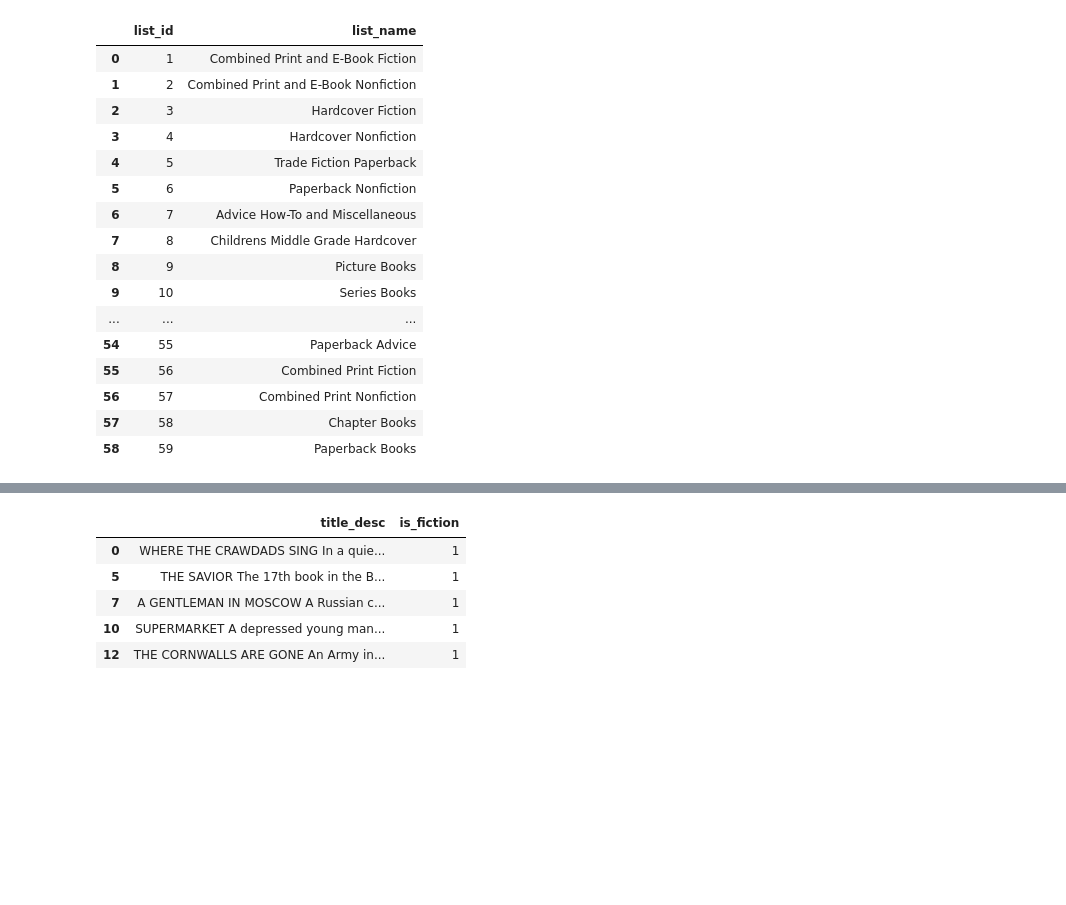
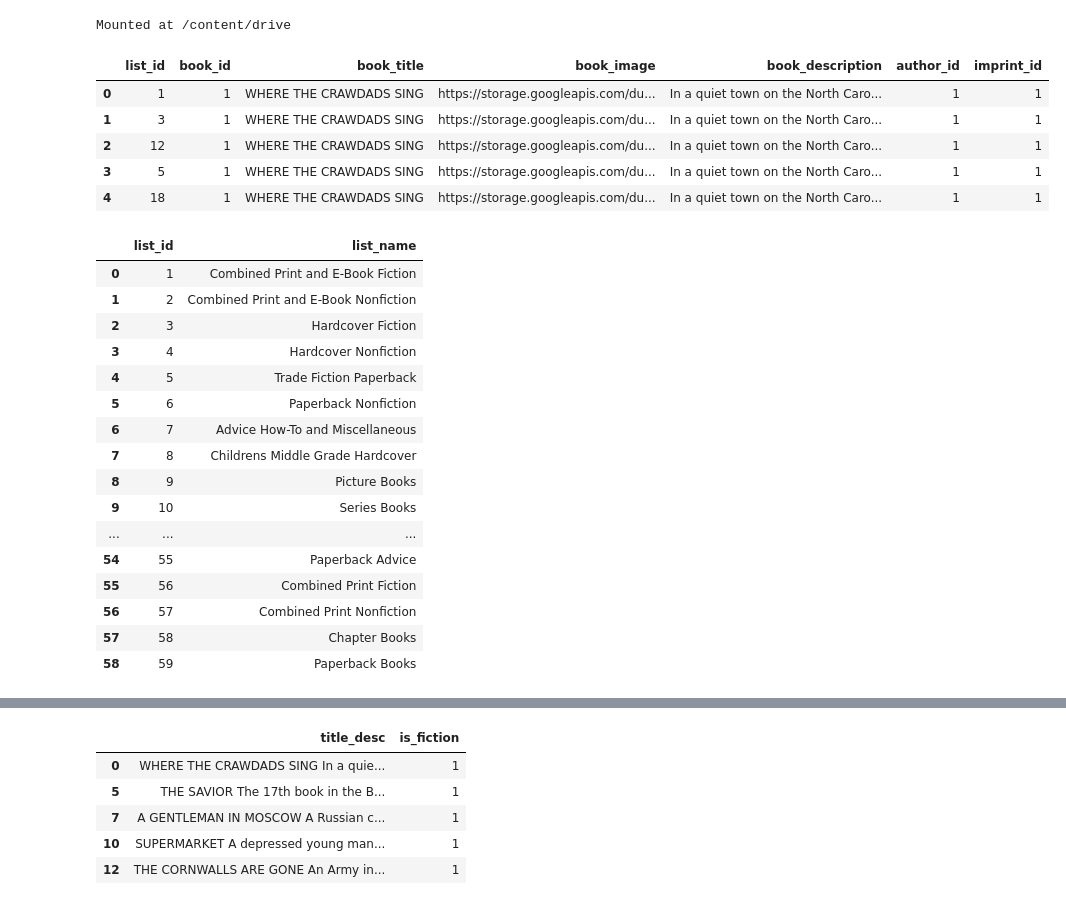
Before and after one commit to StephWolter/PeterbestSellers, a Jupyter notebook: Predicting_NYT_Lists.ipynb, the cells around one changed output, grey strips where cells are left out. Drawn from its saved outputs; the diff is of its cells as text; code cells hidden in the pictures; blank space fills up the shorter version.

```diff
--- a/Predicting_NYT_Lists.ipynb
+++ b/Predicting_NYT_Lists.ipynb
@@ -20,21 +13,6 @@ bl_full = books_lists.merge(books_df, on='book_id')
-# %%
-lists_df = pd.read_csv('lists.csv')
-lists_df
-# %% [output]
-|  | list_id | list_name |
-| 0 | 1 | Combined Print and E-Book Fiction |
-| 1 | 2 | Combined Print and E-Book Nonfiction |
-| 2 | 3 | Hardcover Fiction |
-| 3 | 4 | Hardcover Nonfiction |
-| 4 | 5 | Trade Fiction Paperback |
-| 5 | 6 | Paperback Nonfiction |
-| 6 | 7 | Advice How-To and Miscellaneous |
-| 7 | 8 | Childrens Middle Grade Hardcover |
-| 8 | 9 | Picture Books |
-| 9 | 10 | Series Books |
-| ... | ... | ... |
-| 54 | 55 | Paperback Advice |
-| 55 | 56 | Combined Print Fiction |
-| 56 | 57 | Combined Print Nonfiction |
-| 57 | 58 | Chapter Books |
-| 58 | 59 | Paperback Books |
+# %%
+# Mount Google Drive
+from google.colab import drive
+drive.mount('/content/drive')
+# %% [output]
+Mounted at /content/drive
@@ -41 +22,40 @@ lists_df
+# %%
+# Load data into pandas DataFrames
+path = '/content/drive/MyDrive/GW/Project4_Model/nyt_data/' # EDIT ACCORDING TO YOUR PARTICULAR FILE STRUCTURE
+results_df = pd.read_csv(path + 'results.csv')
+lists_df = pd.read_csv(path + 'lists.csv')
+books_df = pd.read_csv(path + 'books.csv', on_bad_lines='skip')
+
+# Create a DataFrame containing both book and list (i.e., genre) information
+books_lists = results_df[['list_id', 'book_id']].drop_duplicates()
+bl_full = books_lists.merge(books_df, on='book_id')
+bl_full.head()
+# %% [output]
+|  | list_id | book_id | book_title | book_image | book_description | author_id | imprint_id |
+| 0 | 1 | 1 | WHERE THE CRAWDADS SING | https://storage.googleapis.com/du... | In a quiet town on the North Caro... | 1 | 1 |
+| 1 | 3 | 1 | WHERE THE CRAWDADS SING | https://storage.googleapis.com/du... | In a quiet town on the North Caro... | 1 | 1 |
+| 2 | 12 | 1 | WHERE THE CRAWDADS SING | https://storage.googleapis.com/du... | In a quiet town on the North Caro... | 1 | 1 |
+| 3 | 5 | 1 | WHERE THE CRAWDADS SING | https://storage.googleapis.com/du... | In a quiet town on the North Caro... | 1 | 1 |
+| 4 | 18 | 1 | WHERE THE CRAWDADS SING | https://storage.googleapis.com/du... | In a quiet town on the North Caro... | 1 | 1 |
+# %%
+# Review the list DataFrame in order to determine which lists are fiction and which are nonfiction
+lists_df
+# %% [output]
+|  | list_id | list_name |
+| 0 | 1 | Combined Print and E-Book Fiction |
+| 1 | 2 | Combined Print and E-Book Nonfiction |
+| 2 | 3 | Hardcover Fiction |
+| 3 | 4 | Hardcover Nonfiction |
+| 4 | 5 | Trade Fiction Paperback |
+| 5 | 6 | Paperback Nonfiction |
+| 6 | 7 | Advice How-To and Miscellaneous |
+| 7 | 8 | Childrens Middle Grade Hardcover |
+| 8 | 9 | Picture Books |
+| 9 | 10 | Series Books |
+| ... | ... | ... |
+| 54 | 55 | Paperback Advice |
+| 55 | 56 | Combined Print Fiction |
+| 56 | 57 | Combined Print Nonfiction |
+| 57 | 58 | Chapter Books |
+| 58 | 59 | Paperback Books |
 # %%
```
Also changed, not shown: parts of 20 cells of this notebook.
